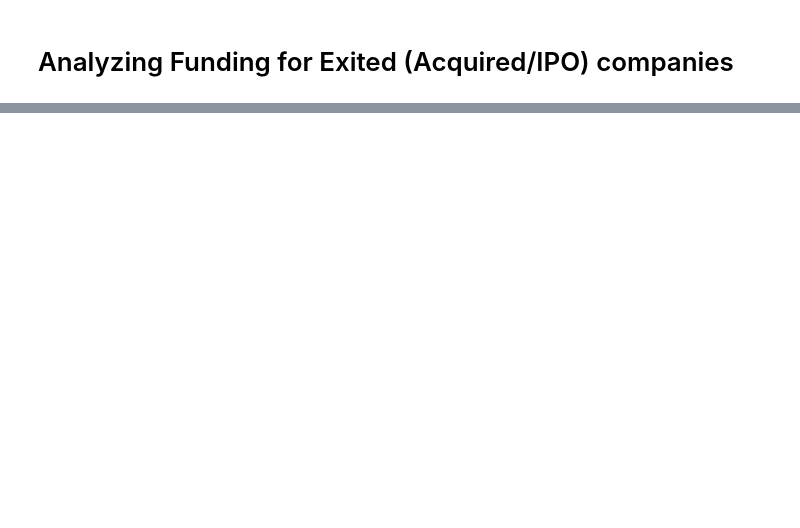
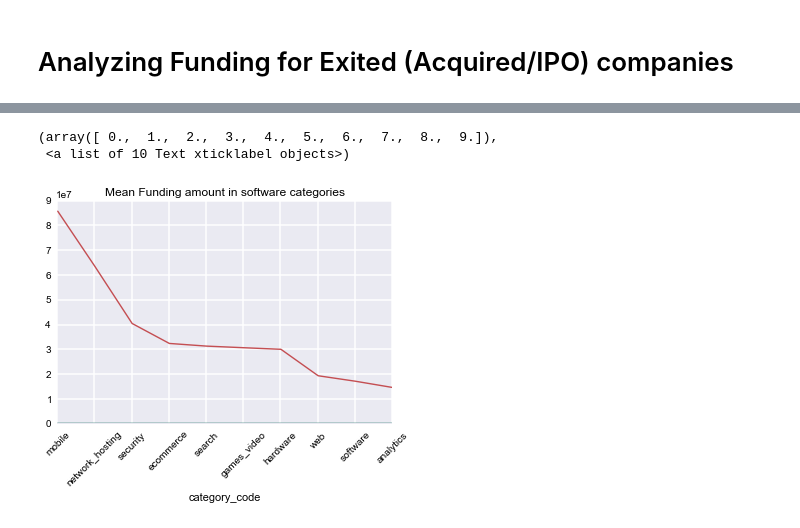
Before and after one commit to prabhamatta/Crunch-It, a Jupyter notebook: Exited_Companies_Exploration.ipynb, the cells around one changed output, grey strips where cells are left out. Drawn from its saved outputs; the diff is of its cells as text; code cells hidden in the pictures; blank space fills up the shorter version.

```diff
--- a/Exited_Companies_Exploration.ipynb
+++ b/Exited_Companies_Exploration.ipynb
@@ -68,7 +173,9 @@ total_funding.fillna(0)
 # %%
-#Analyzing categories of companies
-grpby_categ = exited_companies.groupby('category_code').mean()
-grpby_categ.sort('funding_total_usd',ascending=False).head(10).plot()
+#Analyzing Mean Funding used in various categories of software companies
+grpby_categ = software_companies.groupby('category_code').mean()
+grpby_categ.sort('funding_total_usd',ascending=False).head(10).plot(legend=False, title="Mean Funding amount in software categories ")
 plt.xticks(rotation=45)
-
-# grpby_funding.sort('funding_rounds',ascending=False).head(10).plot(legend=False)
+# %% [output]
+(array([ 0.,  1.,  2.,  3.,  4.,  5.,  6.,  7.,  8.,  9.]),
+ <a list of 10 Text xticklabel objects>)
+[figure, added]
```
Also changed, not shown: parts of 15 cells of this notebook.
